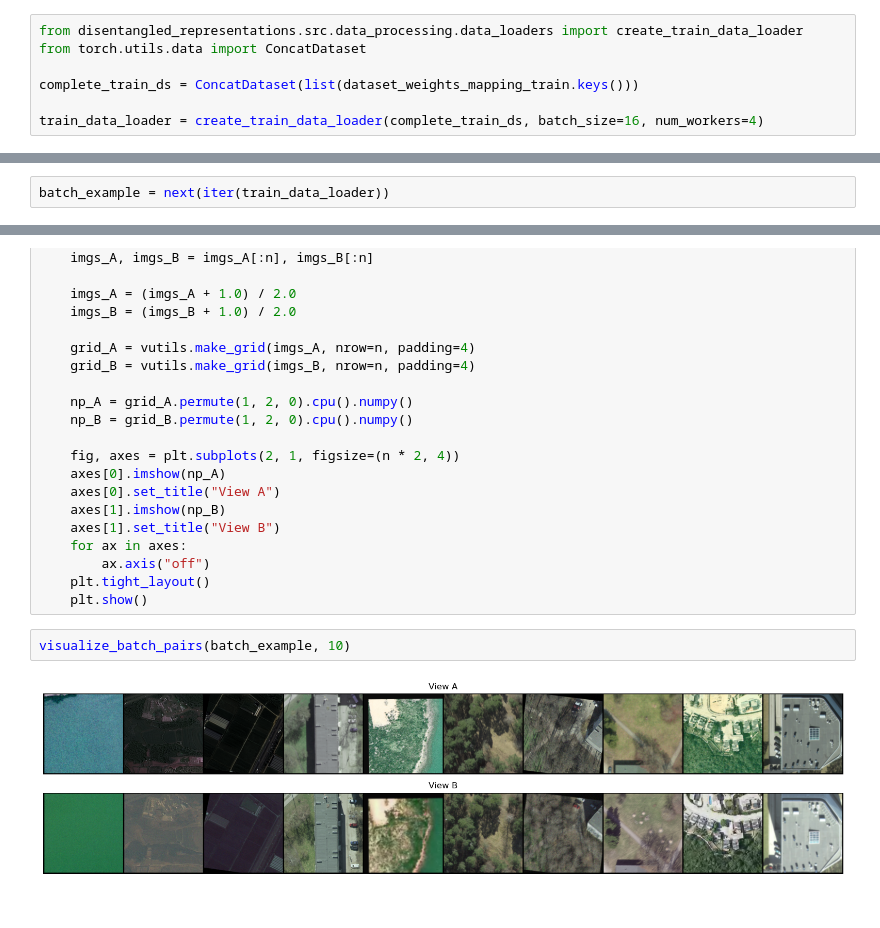
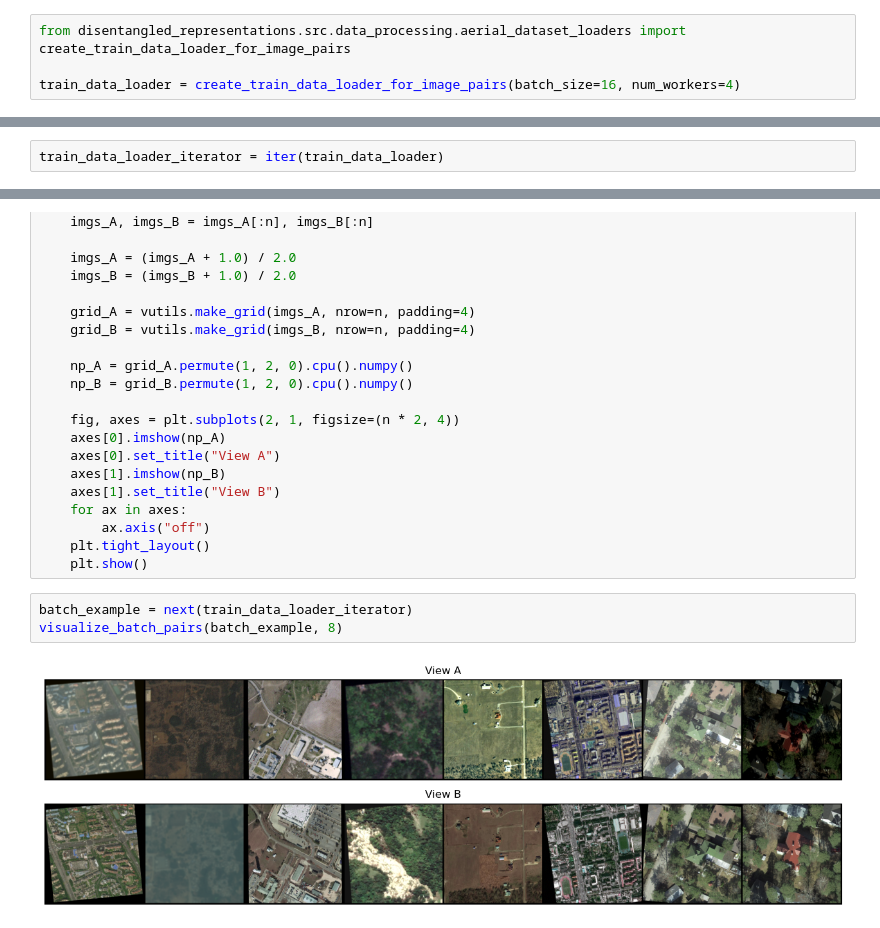
Before and after one commit to yakorch/aerial-disentangled-representations, a Jupyter notebook: disentangled_representations/notebooks/exploring_datasets.ipynb, the cells around one changed output, grey strips where cells are left out. Cells and saved outputs as stored; diff of their text form.

Commit message:
add `BANDON` dataset processing. refactor data loaders. remove `mixed_sampler` in favour of weighted sampler.

```diff
--- a/disentangled_representations/notebooks/exploring_datasets.ipynb
+++ b/disentangled_representations/notebooks/exploring_datasets.ipynb
@@ -118,7 +10,4 @@ len(sampler)
 # %%
-from disentangled_representations.src.data_processing.data_loaders import create_train_data_loader
-from torch.utils.data import ConcatDataset
+from disentangled_representations.src.data_processing.aerial_dataset_loaders import create_train_data_loader_for_image_pairs
 
-complete_train_ds = ConcatDataset(list(dataset_weights_mapping_train.keys()))
-
-train_data_loader = create_train_data_loader(complete_train_ds, batch_size=16, num_workers=4)
+train_data_loader = create_train_data_loader_for_image_pairs(batch_size=16, num_workers=4)
@@ -125,5 +17,5 @@ train_data_loader = create_train_data_loader(complete_train_ds, batch_size=16, n
 # %%
-batch_example = next(iter(train_data_loader))
+train_data_loader_iterator = iter(train_data_loader)
 # %%
 import matplotlib.pyplot as plt
 import torchvision.utils as vutils
@@ -151,7 +43,8 @@ def visualize_batch_pairs(batch, n=4):
         ax.axis("off")
     plt.tight_layout()
     plt.show()
-# %%
-visualize_batch_pairs(batch_example, 10)
-# %% [output]
-[figure, removed]
+# %%
+batch_example = next(train_data_loader_iterator)
+visualize_batch_pairs(batch_example, 8)
+# %% [output]
+[figure, added]
```
Also changed, not shown: parts of 6 cells of this notebook, 8 other files.
